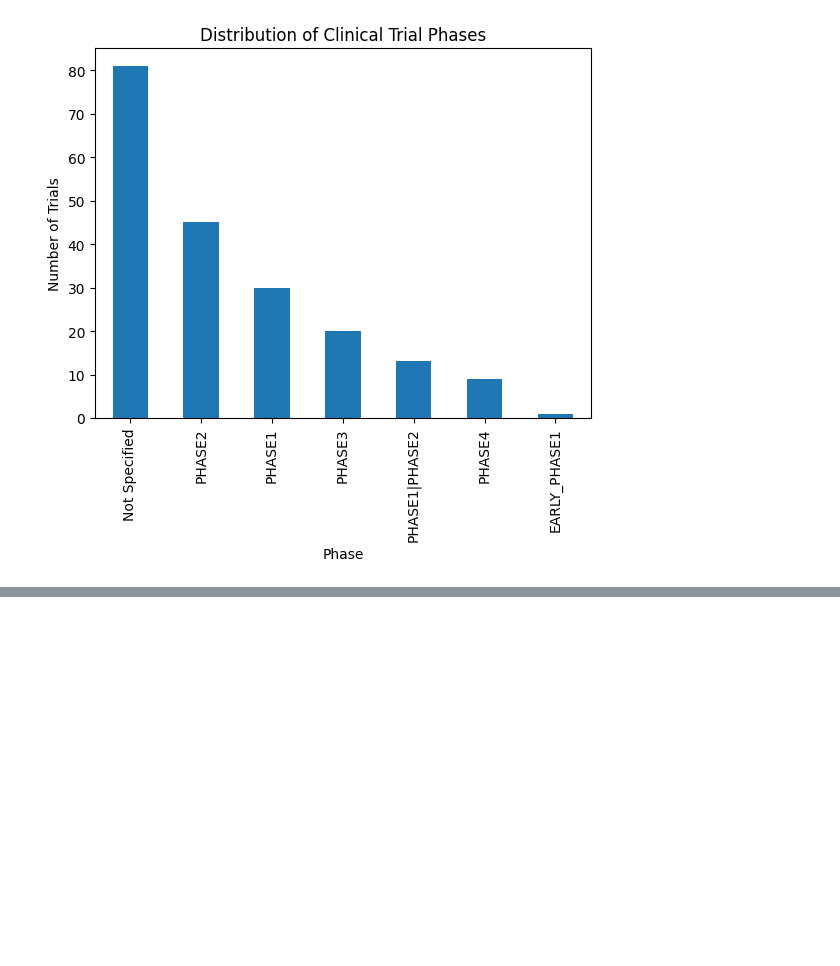
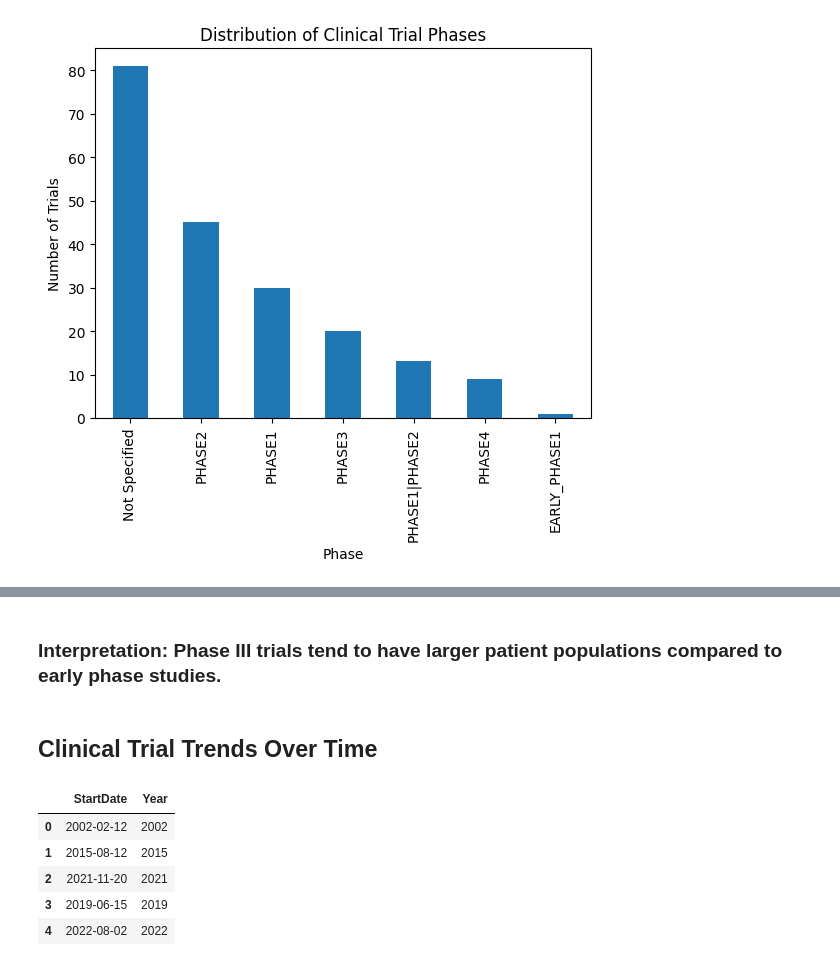
Before and after one commit to Arefeh-Kardani/Clinical-Trials-Analysis, a Jupyter notebook: notebooks/exploration.ipynb, the cells around one changed output, grey strips where cells are left out. Saved outputs shown, nothing was run; the diff lists cells and outputs as text; code cells hidden in the pictures; blank space fills up the shorter version.

```diff
--- a/notebooks/exploration.ipynb
+++ b/notebooks/exploration.ipynb
@@ -167,0 +228,18 @@ plt.show()
+# %% [markdown]
+### Interpretation: Phase III trials tend to have larger patient populations compared to early phase studies.
+# %% [markdown]
+## Clinical Trial Trends Over Time
+# %%
+# extract year in a new column
+df["StartDate"] = pd.to_datetime(df["StartDate"], errors="coerce")
+
+df["Year"] = df["StartDate"].dt.year
+df["Year"] = df["Year"].astype("Int64")
+df[["StartDate", "Year"]].head()
+# %% [output]
+|  | StartDate | Year |
+| 0 | 2002-02-12 | 2002 |
+| 1 | 2015-08-12 | 2015 |
+| 2 | 2021-11-20 | 2021 |
+| 3 | 2019-06-15 | 2019 |
+| 4 | 2022-08-02 | 2022 |
```
Also changed, not shown: parts of 8 cells of this notebook.
